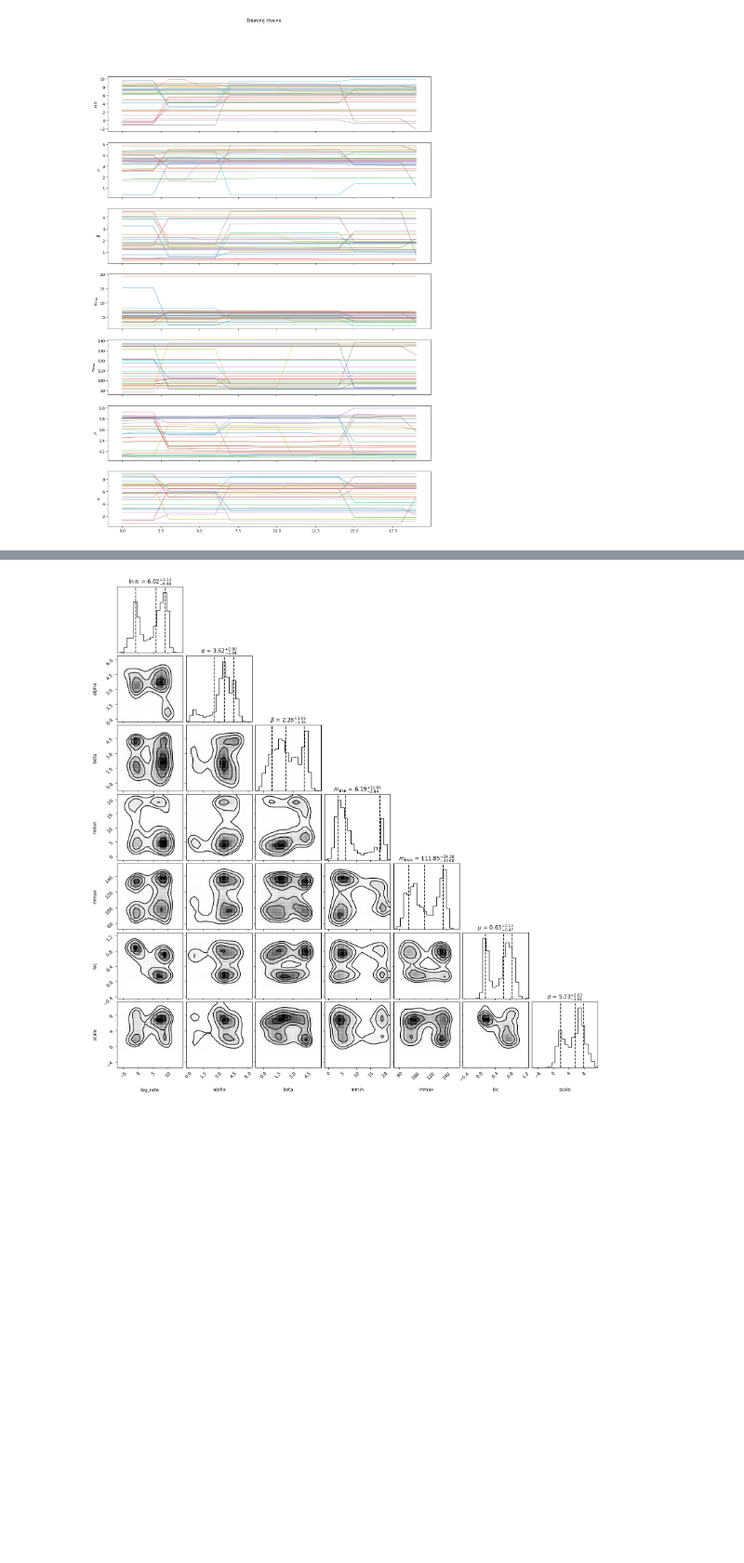
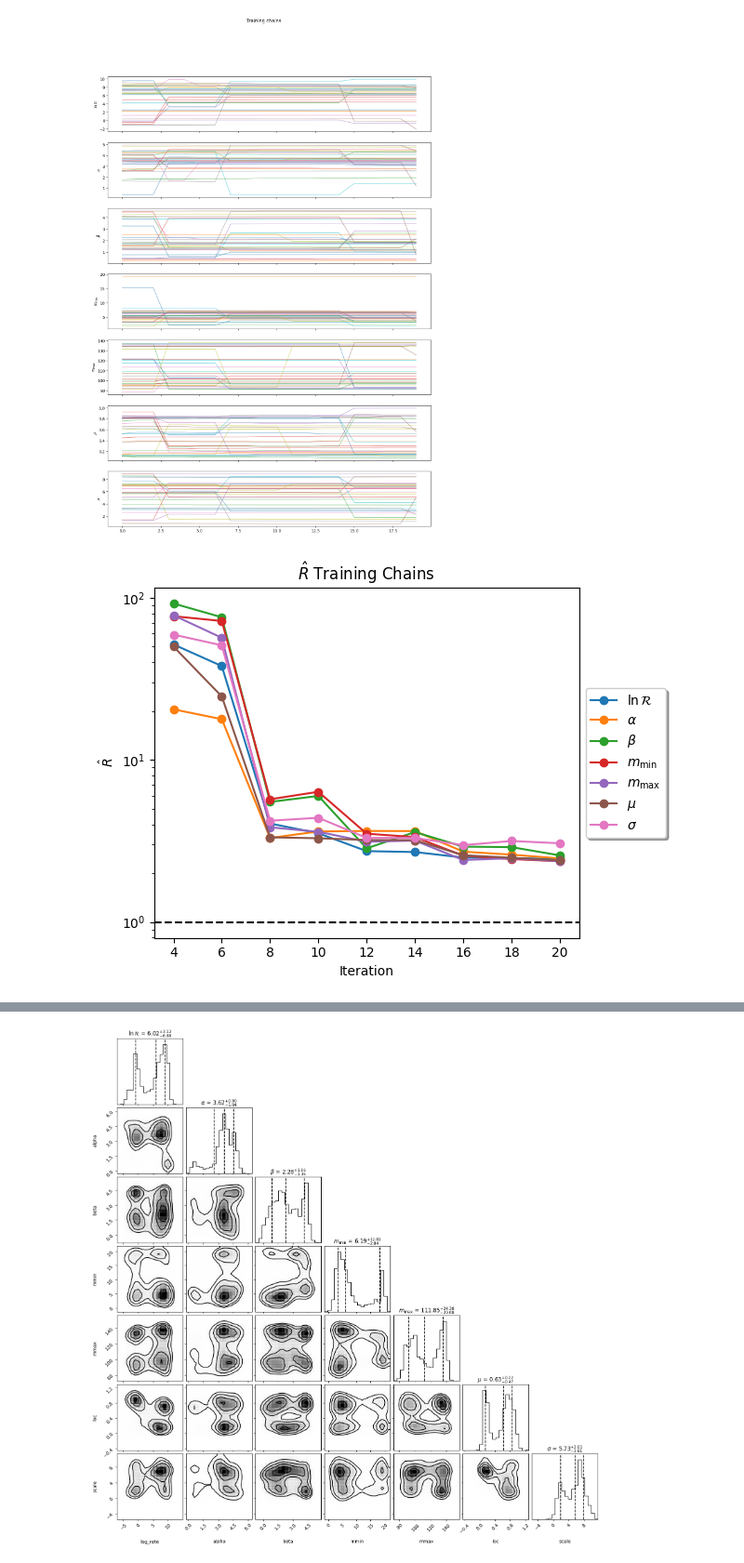
Before and after one commit to gwkokab/gwkokab, a Jupyter notebook: examples/analysis_by_gwkokab.ipynb, the cells around one changed output, grey strips where cells are left out. Shown at 93% size. Cells and saved outputs as stored; diff of their text form; code cells hidden in the pictures; blank space fills up the shorter version.

Commit message:
docs: add r hat plots

```diff
--- a/examples/analysis_by_gwkokab.ipynb
+++ b/examples/analysis_by_gwkokab.ipynb
@@ -505,3 +507,45 @@ plt.suptitle("Training chains")
 # %% [output]
 Text(0.5, 0.98, 'Training chains')
 [figure]
+# %%
+def r_hat(chains: np.ndarray, title: str) -> None:
+    idata = az.convert_to_inference_data(chains)
+    coords = {}
+    data = get_coords(az.convert_to_dataset(idata, group="posterior"), coords)
+    var_names = None
+    filter_vars = None
+    var_names = _var_names(var_names, data, filter_vars)
+    n_draws = data.sizes["draw"]
+
+    first_draw = data.draw.values[0]  # int of where where things should start
+
+    ## Compute where to split the data to diagnostic the convergence
+    n_split = 10
+    draw_divisions = np.linspace(n_draws // n_split, n_draws, n_split, dtype=int)
+
+    rhat_s = np.stack(
+        [
+            np.array(
+                az.rhat(
+                    data.sel(draw=slice(first_draw + draw_div)),
+                    var_names=var_names,
+                    method="rank",
+                )["x"]
+            )
+            for draw_div in draw_divisions
+        ]
+    )
+    labels = titles
+
+    plt.plot(draw_divisions, rhat_s, "-o", label=labels)
+    plt.axhline(1, c="k", ls="--")
+    plt.xlabel("Iteration")
+    plt.ylabel(r"$\hat{R}$")
+    plt.legend(loc="center left", bbox_to_anchor=(1, 0.5), fancybox=True, shadow=True)
+    plt.yscale("log")
+    plt.title(title)
+    plt.tight_layout()
+# %%
+r_hat(np.array(train_chains), r"$\hat{R}$ Training Chains")
+# %% [output]
+[figure, added]
```
Also changed, not shown: parts of 3 cells of this notebook.
